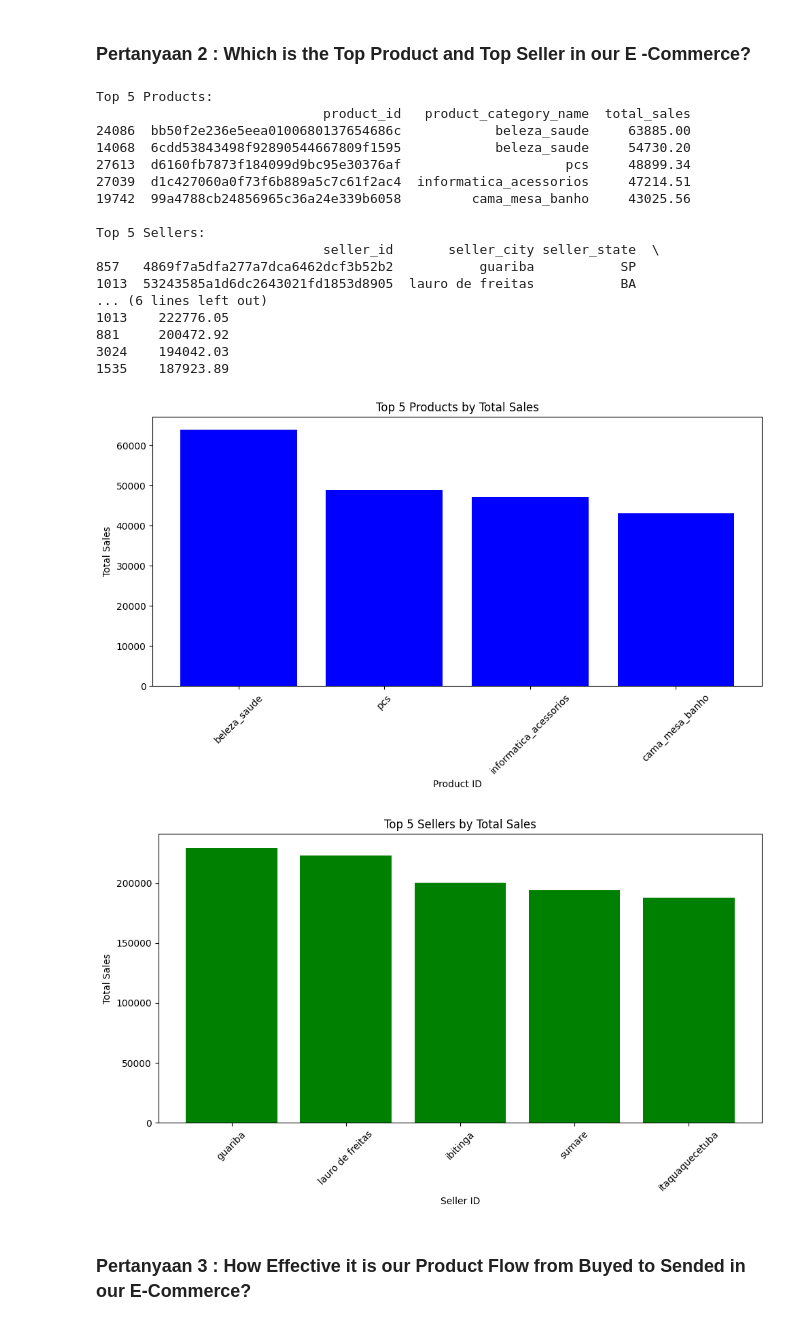
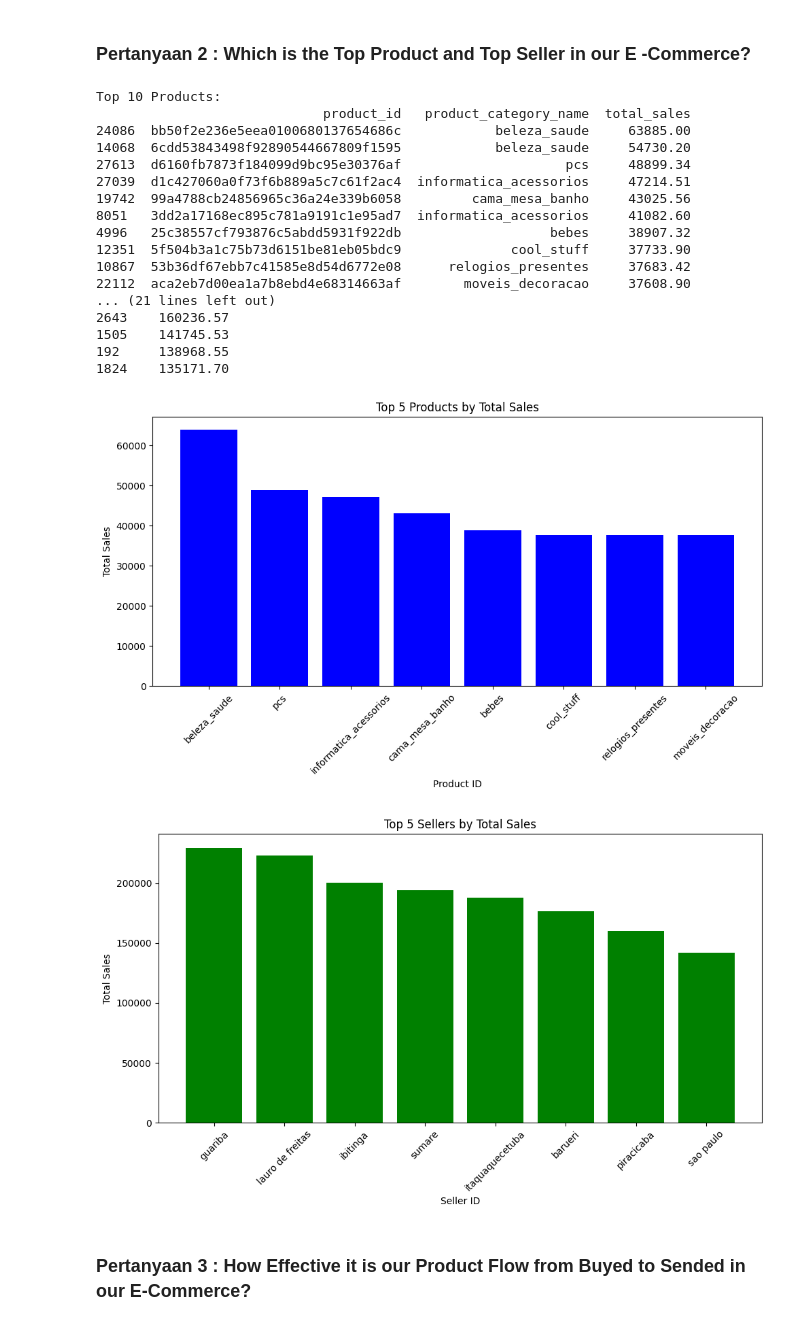
Before and after one commit to Bayhaqieee/Brazil_Ecommerce_Analyze, a Jupyter notebook: notebook.ipynb, the cells around one changed output. Drawn from its saved outputs; the diff is of its cells as text; code cells hidden in the pictures.

Commit message:
SAD - Dataset Visualization

```diff
--- a/notebook.ipynb
+++ b/notebook.ipynb
@@ -1257,8 +1258,8 @@ top_products.columns = ['product_id', 'total_sales']
 # Merge to get product names and categories
 top_products = top_products.merge(products_df[['product_id', 'product_category_name']], on='product_id', how='left')
 
-# Sort and select top 5 products
-top_5_products = top_products.sort_values(by='total_sales', ascending=False).head(5)
+# Sort and select top 10 products
+top_10_products = top_products.sort_values(by='total_sales', ascending=False).head(10)
 
 # Calculate total sales per seller
 top_sellers = merged_df.groupby('seller_id').agg({'price': 'sum'}).reset_index()
@@ -1267,57 +1268,57 @@ top_sellers.columns = ['seller_id', 'total_sales']
 # Merge to get seller cities and states
 top_sellers = top_sellers.merge(sellers_df[['seller_id', 'seller_city', 'seller_state']], on='seller_id', how='left')
 
-# Sort and select top 5 sellers
-top_5_sellers = top_sellers.sort_values(by='total_sales', ascending=False).head(5)
+# Sort and select top 10 sellers
+top_10_sellers = top_sellers.sort_values(by='total_sales', ascending=False).head(10)
 
 # Display the results
-print("Top 5 Products:")
-print(top_5_products[['product_id', 'product_category_name', 'total_sales']])
+print("Top 10 Products:")
+print(top_10_products[['product_id', 'product_category_name', 'total_sales']])
 
-print("\nTop 5 Sellers:")
-print(top_5_sellers[['seller_id', 'seller_city', 'seller_state', 'total_sales']])
+print("\nTop 10 Sellers:")
+print(top_10_sellers[['seller_id', 'seller_city', 'seller_state', 'total_sales']])
 
 # Data Visualization
 
 # Plot Top 5 Products
 plt.figure(figsize=(10, 6))
-plt.bar(top_5_products['product_category_name'], top_5_products['total_sales'], color='blue')
+plt.bar(top_10_products['product_category_name'], top_10_products['total_sales'], color='blue')
 plt.xlabel('Product ID')
 plt.ylabel('Total Sales')
 plt.title('Top 5 Products by Total Sales')
 plt.xticks(rotation=45)
 plt.tight_layout()  # Adjust layout to make room for the labels
 plt.show()
 
 # Plot Top 5 Sellers
 plt.figure(figsize=(10, 6))
-plt.bar(top_5_sellers['seller_city'], top_5_sellers['total_sales'], color='green')
+plt.bar(top_10_sellers['seller_city'], top_10_sellers['total_sales'], color='green')
 plt.xlabel('Seller ID')
 plt.ylabel('Total Sales')
 plt.title('Top 5 Sellers by Total Sales')
 plt.xticks(rotation=45)
 plt.tight_layout()  # Adjust layout to make room for the labels
 plt.show()
 # %% [output]
-Top 5 Products:
+Top 10 Products:
                              product_id   product_category_name  total_sales
 24086  bb50f2e236e5eea0100680137654686c            beleza_saude     63885.00
 14068  6cdd53843498f92890544667809f1595            beleza_saude     54730.20
 27613  d6160fb7873f184099d9bc95e30376af                     pcs     48899.34
 27039  d1c427060a0f73f6b889a5c7c61f2ac4  informatica_acessorios     47214.51
 19742  99a4788cb24856965c36a24e339b6058         cama_mesa_banho     43025.56
-
-Top 5 Sellers:
-                             seller_id       seller_city seller_state  \
-857   4869f7a5dfa277a7dca6462dcf3b52b2           guariba           SP
-1013  53243585a1d6dc2643021fd1853d8905  lauro de freitas           BA
-... (6 lines left out)
-1013    222776.05
-881     200472.92
-3024    194042.03
-1535    187923.89
+8051   3dd2a17168ec895c781a9191c1e95ad7  informatica_acessorios     41082.60
+4996   25c38557cf793876c5abdd5931f922db                   bebes     38907.32
+12351  5f504b3a1c75b73d6151be81eb05bdc9              cool_stuff     37733.90
+10867  53b36df67ebb7c41585e8d54d6772e08      relogios_presentes     37683.42
+22112  aca2eb7d00ea1a7b8ebd4e68314663af        moveis_decoracao     37608.90
+... (21 lines left out)
+2643    160236.57
+1505    141745.53
+192     138968.55
+1824    135171.70
-[figure, old version]
+[figure, new version]
-[figure, old version]
+[figure, new version]
 # %% [markdown]
 ### Pertanyaan 3 : How Effective it is our Product Flow from Buyed to Sended in our E-Commerce?
 # %%
```
Also changed, not shown: parts of 1 cell of this notebook.
